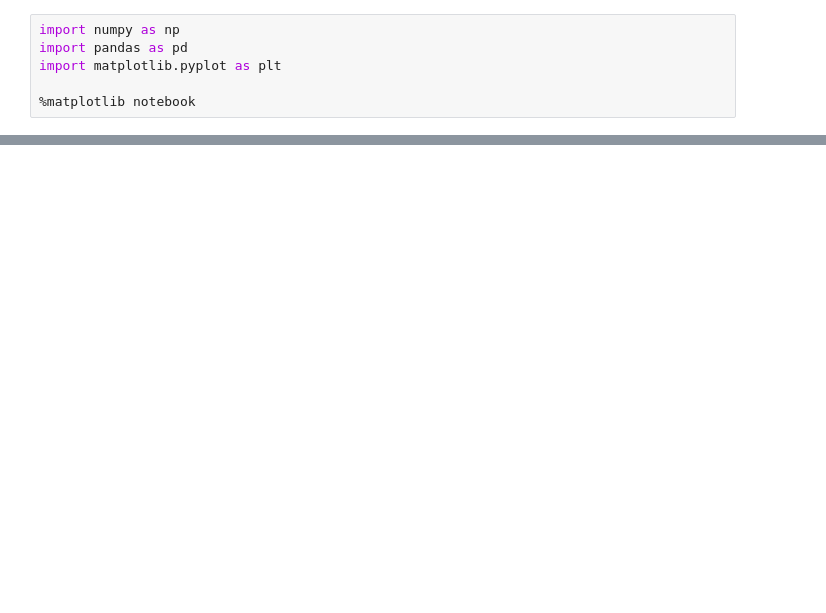
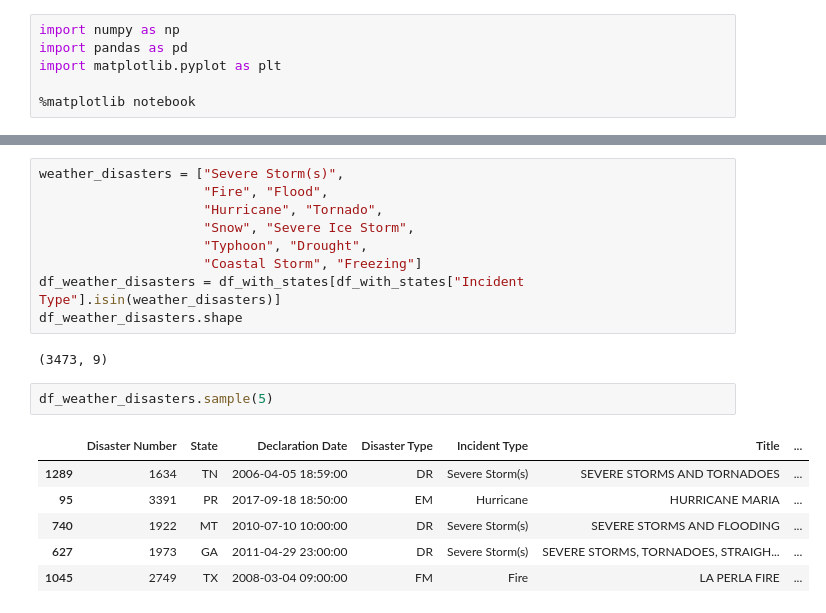
Before and after one commit to avanmalleghem/Natural-disasters-USA, a Jupyter notebook: EDA.ipynb, the cells around one changed output, grey strips where cells are left out. Saved outputs shown, nothing was run; the diff lists cells and outputs as text; blank space fills up the shorter version.

```diff
--- a/EDA.ipynb
+++ b/EDA.ipynb
@@ -57,0 +196,20 @@ array(['Tornado', 'Severe Storm(s)', 'Flood', 'Hurricane', 'Earthquake',
+# %%
+weather_disasters = ["Severe Storm(s)",
+                     "Fire", "Flood",
+                     "Hurricane", "Tornado",
+                     "Snow", "Severe Ice Storm",
+                     "Typhoon", "Drought",
+                     "Coastal Storm", "Freezing"]
+df_weather_disasters = df_with_states[df_with_states["Incident Type"].isin(weather_disasters)]
+df_weather_disasters.shape
+# %% [output]
+(3473, 9)
+# %%
+df_weather_disasters.sample(5)
+# %% [output]
+|  | Disaster Number | State | Declaration Date | Disaster Type | Incident Type | Title | ... |
+| 1289 | 1634 | TN | 2006-04-05 18:59:00 | DR | Severe Storm(s) | SEVERE STORMS AND TORNADOES | ... |
+| 95 | 3391 | PR | 2017-09-18 18:50:00 | EM | Hurricane | HURRICANE MARIA | ... |
+| 740 | 1922 | MT | 2010-07-10 10:00:00 | DR | Severe Storm(s) | SEVERE STORMS AND FLOODING | ... |
+| 627 | 1973 | GA | 2011-04-29 23:00:00 | DR | Severe Storm(s) | SEVERE STORMS, TORNADOES, STRAIGH... | ... |
+| 1045 | 2749 | TX | 2008-03-04 09:00:00 | FM | Fire | LA PERLA FIRE | ... |
```
Also changed, not shown: parts of 29 cells of this notebook, 1 other file.
